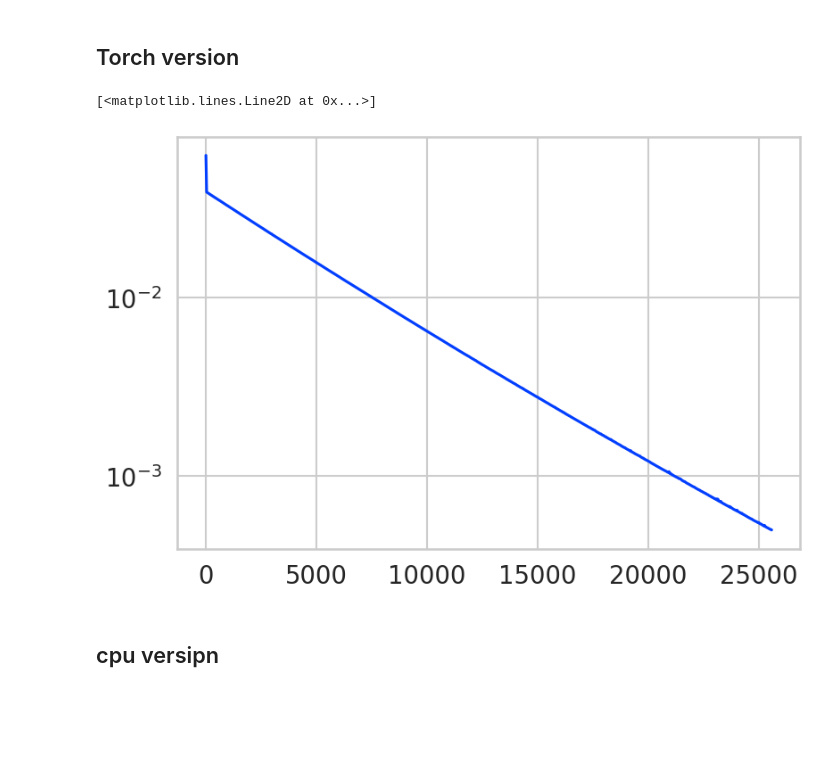
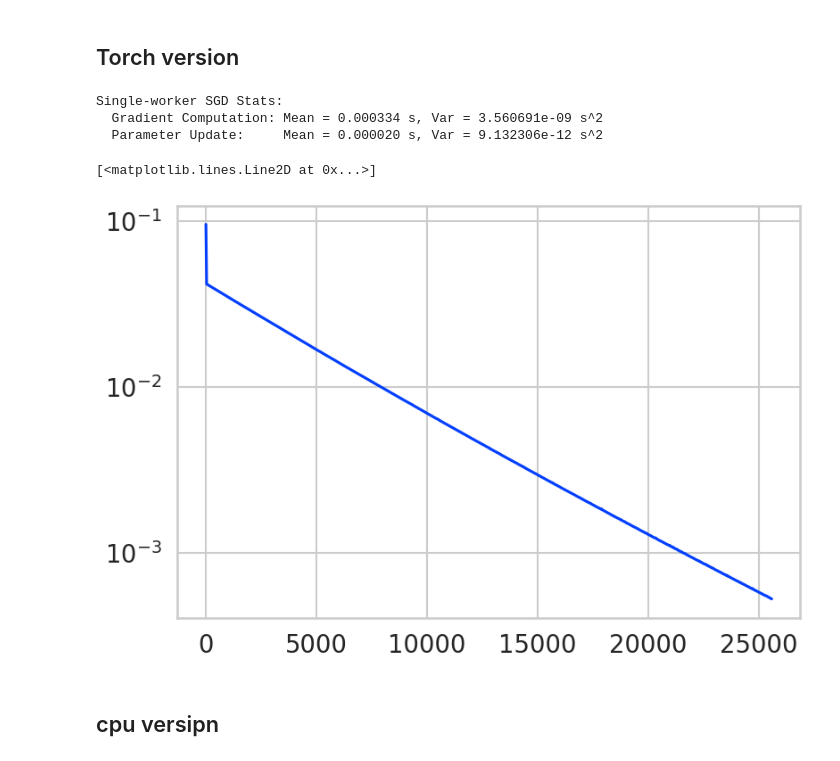
Before and after one commit to PerryChuh/asynchronous_sgd, a Jupyter notebook: code.ipynb, the cells around one changed output. Cells and saved outputs as stored; diff of their text form; code cells hidden in the pictures; blank space fills up the shorter version.

```diff
--- a/code.ipynb
+++ b/code.ipynb
@@ -25,14 +39,3 @@ matplotlib.rcParams['figure.figsize'] = (9, 6)
 # %% [markdown]
 # Baseline
-# %%
-n_seeds = 5 #
-max_seed = 424242 #
-rng = np.random.default_rng(42)
-
-seeds = rng.choice(max_seed, size=n_seeds, replace=False) # seeds 里的随机种子不相同
-
-n_data = 10000
-dim = 400
-batch_size = 256
-noise_scale = 1e-1
 # %%
@@ -140,55 +134,71 @@ def run_single_worker_sgd(objective_fn, A, b, lr, iterations, batch_size, seed=4
     Runs a single-worker (pure) minibatch SGD for comparison.
     This is a non-distributed, standard implementation using PyTorch.
     """
-    # rng = np.random.default_rng(seed)
+    rng = np.random.default_rng(seed)
     x = torch.zeros(dim, 1, requires_grad=True)
 
     trace = []
     its = []
     ts = []
+
+    # Lists to store timings
+    comp_times = []
+    update_times = []
+
     t0 = time.perf_counter()
 
     for it in range(iterations):
-        # Ensure gradients are enabled and zeroed out for the current iteration
-        x.requires_grad = True
-        if x.grad is not None:
-            x.grad.zero_()
+        # Gradient zeroing
+        x.grad= None
 
         # Sample a minibatch
         idx = rng.choice(A.shape[0], size=batch_size, replace=False)
 
         # Calculate gradient on the minibatch
+        t_comp_start = time.perf_counter()
         loss = objective_fn(A[idx], b[idx], x)
         loss.backward()
         grad = x.grad
+        t_comp_end = time.perf_counter()
+        comp_times.append(t_comp_end - t_comp_start)
 
         # Update model without tracking this operation in the graph
+        t_update_start = time.perf_counter()
         with torch.no_grad():
             x -= lr * grad
+        t_update_end = time.perf_counter()
+        update_times.append(t_update_end - t_update_start)
 
-        if it % it_check == 0: # Note: num_workers is a global variable here
+        if it % it_check == 0:
             trace.append(x.clone().detach())
             its.append(it)
             ts.append(time.perf_counter() - t0)
 
-    return np.asarray(its), np.asarray(ts), np.asarray([evaluate(x_i).item() for x_i in trace])
+    print(f"Single-worker SGD Stats:")
+    print(f"  Gradient Computation: Mean = {np.mean(comp_times):.6f} s, Var = {np.var(comp_times):.6e} s^2")
+    print(f"  Parameter Update:     Mean = {np.mean(update_times):.6f} s, Var = {np.var(update_times):.6e} s^2")
+
+    return np.asarray(its), np.asarray(ts), np.asarray([evaluate(x_i).item() for x_i in trace]), np.asarray(comp_times), np.asarray(update_times)
 # %%
 lr = 0.43
-its_single, ts_single, losses_single = run_single_worker_sgd(
+its_single, ts_single, losses_single, comp_single, update_single = run_single_worker_sgd(
     objective_fn=least_squares_objective,
     A=A,
     b=b,
     lr=0.43,
     iterations=iterations*num_workers,
     batch_size=batch_size
 )
 
 f_min_val = f_min.item()
 plt.yscale('log')
 plt.plot(its_single, losses_single - f_min_val, label='Single-worker SGD')
 # %% [output]
-[<matplotlib.lines.Line2D at 0x...>]
+Single-worker SGD Stats:
+  Gradient Computation: Mean = 0.000334 s, Var = 3.560691e-09 s^2
+  Parameter Update:     Mean = 0.000020 s, Var = 9.132306e-12 s^2
+[<matplotlib.lines.Line2D at 0x...>]
-[figure, old version]
+[figure, new version]
 # %% [markdown]
 ## cpu versipn
 # %%
```
Also changed, not shown: parts of 19 cells of this notebook.
